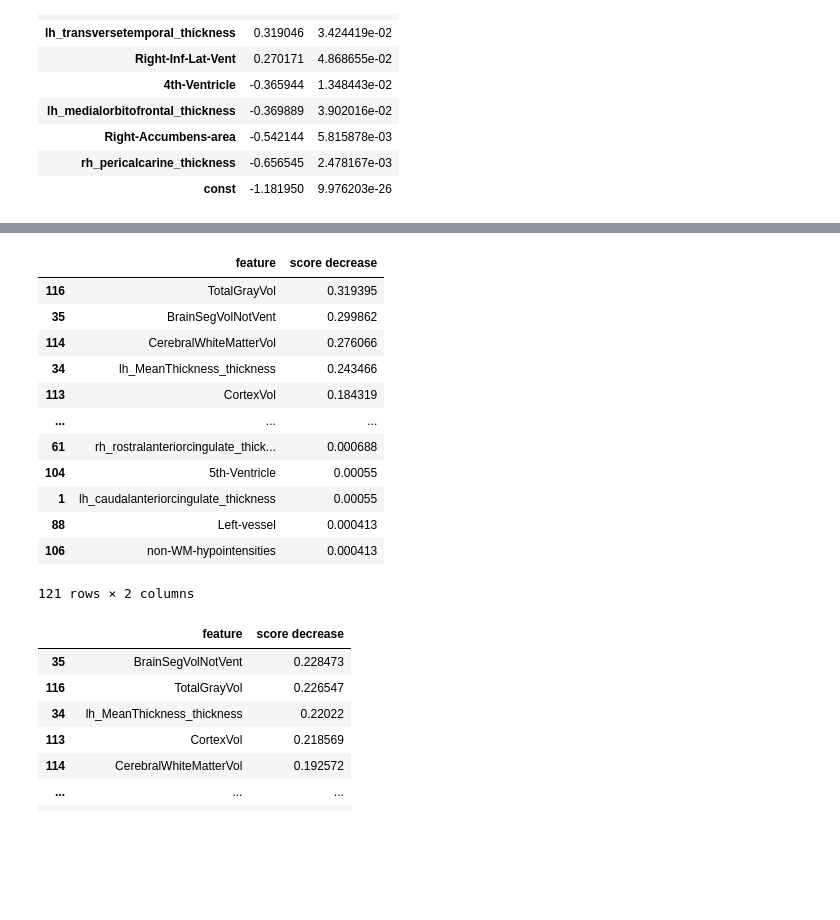
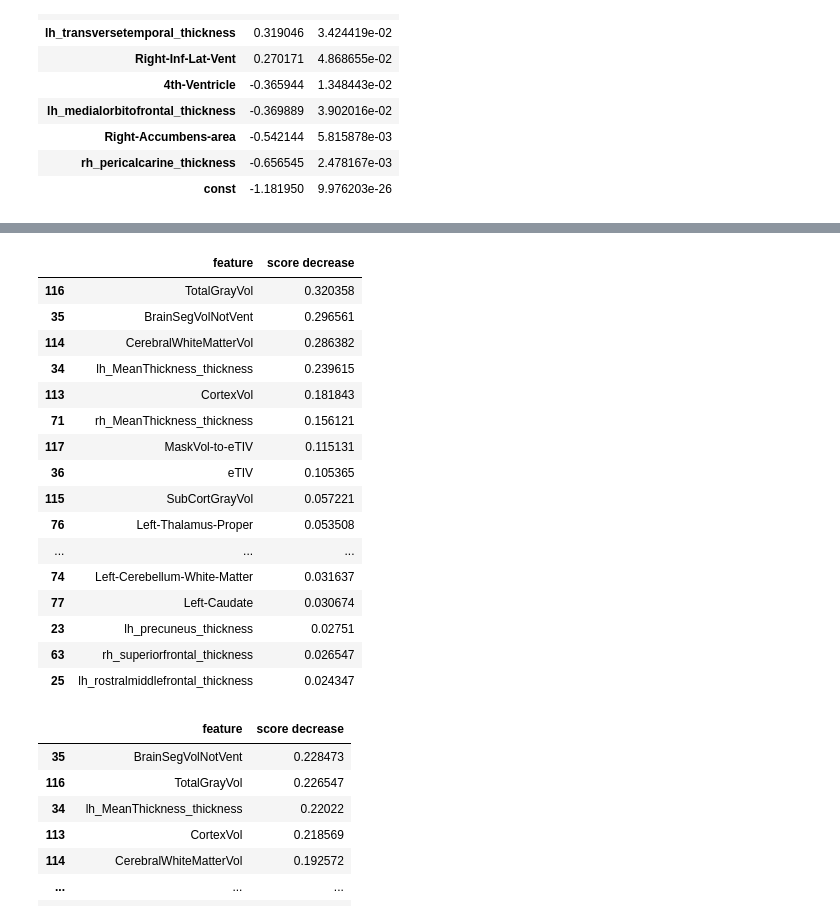
Before and after one commit to lukevano/mri_personality, a Jupyter notebook: notebooks/lv_lewagon_mri.ipynb, the cells around one changed output, grey strips where cells are left out. Saved outputs shown, nothing was run; the diff lists cells and outputs as text; code cells hidden in the pictures; blank space fills up the shorter version.

```diff
--- a/notebooks/lv_lewagon_mri.ipynb
+++ b/notebooks/lv_lewagon_mri.ipynb
@@ -3193,31 +3215,35 @@ importance_f_knn_3
 # %%
 # Make the sklearn logreg model using results from them sm model
 sk_lr = LogisticRegression()
 sk_lr.coef_ = np.array([results_f_knn_4.params[1:]])
 sk_lr.intercept_ = np.array([results_f_knn_4.params[0]])
 sk_lr.classes_ = np.array([0, 1])
 # Selection through multivariate analysis- showing the absolute value that feat contributes to score
 # Make sure to use X without the constant
 permutation_f_knn_4_score = permutation_importance(sk_lr, X_f_scaled, y_f_knn==4, scoring='accuracy', n_repeats=10) # Perform Permutation
 importance_f_knn_4 = pd.DataFrame(np.vstack((X.columns,\
         permutation_f_knn_4_score.importances_mean)).T) # Unstack results
 importance_f_knn_4.columns=['feature','score decrease']
 importance_f_knn_4.sort_values(by="score decrease", ascending = False, inplace=True) # Order by importance
-importance_f_knn_4
+importance_f_knn_4.head(20)
 # %% [output]
 |  | feature | score decrease |
-| 116 | TotalGrayVol | 0.319395 |
-| 35 | BrainSegVolNotVent | 0.299862 |
-| 114 | CerebralWhiteMatterVol | 0.276066 |
-| 34 | lh_MeanThickness_thickness | 0.243466 |
-| 113 | CortexVol | 0.184319 |
+| 116 | TotalGrayVol | 0.320358 |
+| 35 | BrainSegVolNotVent | 0.296561 |
+| 114 | CerebralWhiteMatterVol | 0.286382 |
+| 34 | lh_MeanThickness_thickness | 0.239615 |
+| 113 | CortexVol | 0.181843 |
+| 71 | rh_MeanThickness_thickness | 0.156121 |
+| 117 | MaskVol-to-eTIV | 0.115131 |
+| 36 | eTIV | 0.105365 |
+| 115 | SubCortGrayVol | 0.057221 |
+| 76 | Left-Thalamus-Proper | 0.053508 |
 | ... | ... | ... |
-| 61 | rh_rostralanteriorcingulate_thick... | 0.000688 |
-| 104 | 5th-Ventricle | 0.00055 |
-| 1 | lh_caudalanteriorcingulate_thickness | 0.00055 |
-| 88 | Left-vessel | 0.000413 |
-| 106 | non-WM-hypointensities | 0.000413 |
+| 74 | Left-Cerebellum-White-Matter | 0.031637 |
+| 77 | Left-Caudate | 0.030674 |
+| 23 | lh_precuneus_thickness | 0.02751 |
+| 63 | rh_superiorfrontal_thickness | 0.026547 |
+| 25 | lh_rostralmiddlefrontal_thickness | 0.024347 |
-121 rows × 2 columns
 # %%
 # Make the sklearn logreg model using results from them sm model
 sk_lr = LogisticRegression()
```
Also changed, not shown: parts of 10 cells of this notebook.
